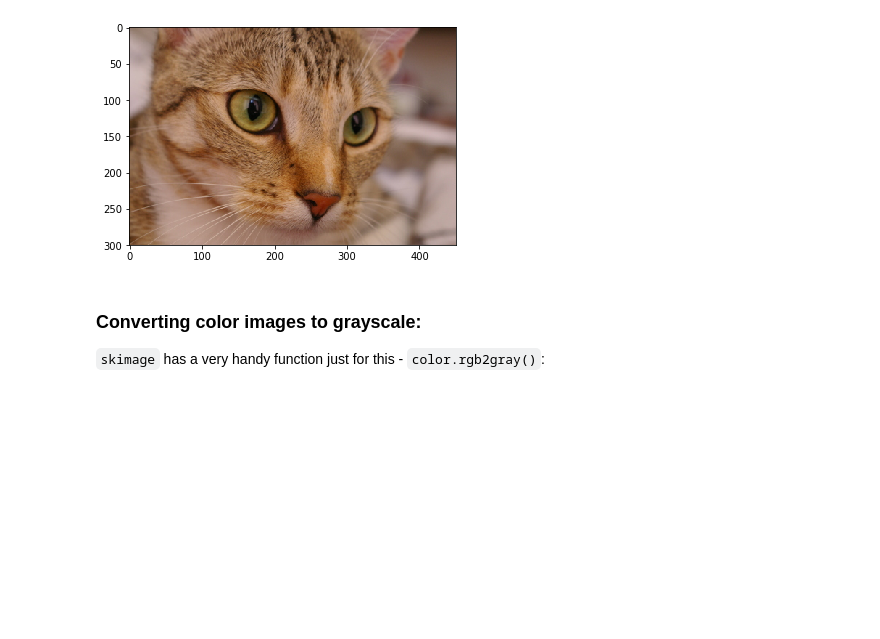
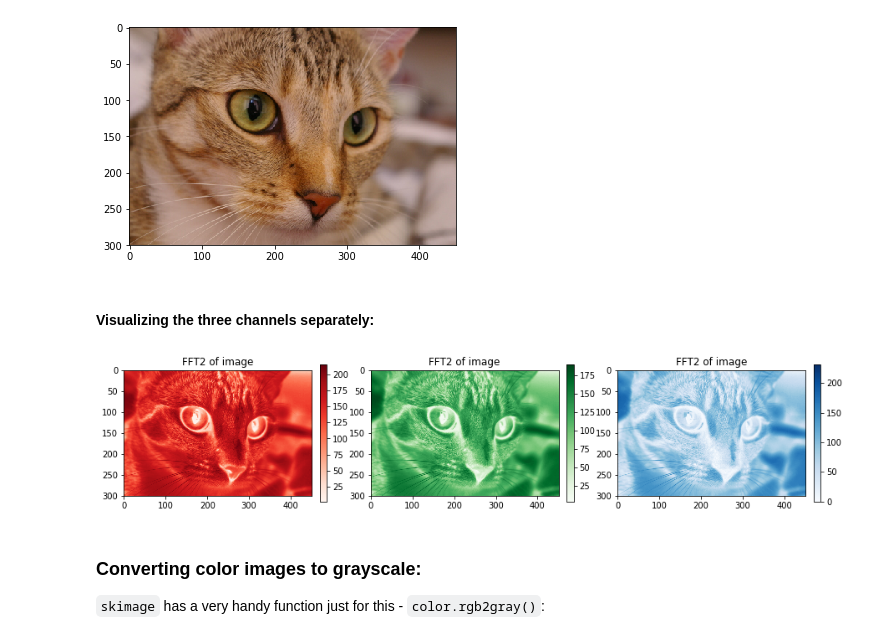
Before and after one commit to pycroscopy/CNMS_UM_2018_SPIMA, a Jupyter notebook: 06_Image_Processing.ipynb, the cells around one changed output. Cells and saved outputs as stored; diff of their text form; code cells hidden in the pictures; blank space fills up the shorter version.

Commit message:
Added cell on visualizing color channels separately

```diff
--- a/06_Image_Processing.ipynb
+++ b/06_Image_Processing.ipynb
@@ -142,6 +137,21 @@ axis.imshow(cat);
 # %% [output]
 Image shape: (300, 451, 3)
 [figure]
+# %% [markdown]
+#### Visualizing the three channels separately:
+# %%
+fig, axes = plt.subplots(ncols=3, figsize=(15, 3))
+for chan, axis, colmap, title in zip(range(cat.shape[2]),
+                                     axes.flat,
+                                     [plt.cm.Reds, plt.cm.Greens, plt.cm.Blues],
+                                     ['Red', 'Green', 'Blue']):
+    im_handle = axis.imshow(np.squeeze(cat[:, :, chan]), cmap=colmap)
+    axis.set_title(title)
+
+    cbar = plt.colorbar(im_handle, ax=axis, fraction=0.046, pad=0.04)
+    axis.set_title('FFT2 of image');
+# %% [output]
+[figure, added]
 # %% [markdown]
 ### Converting color images to grayscale:
 
```
Also changed, not shown: parts of 11 cells of this notebook.
